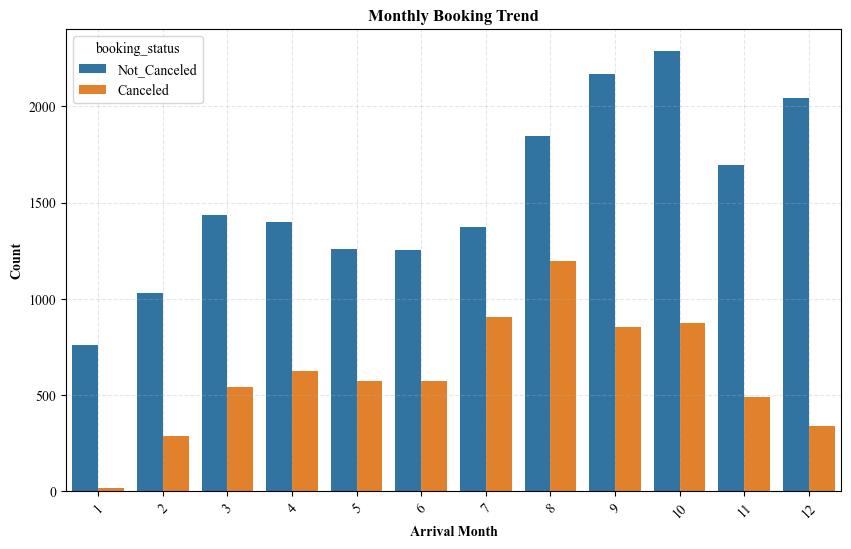
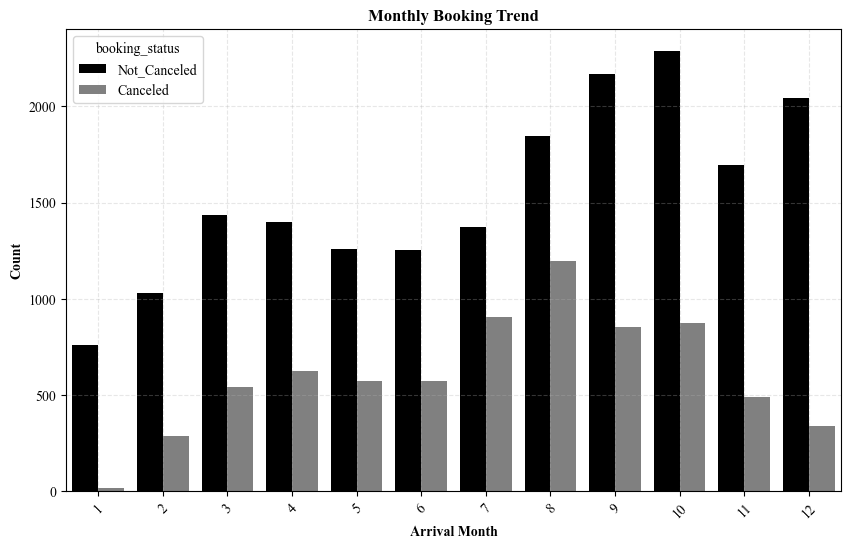
Code edit (unified diff) that turned the first committed figure into the second:
--- before
+++ after
@@ -1,9 +1,13 @@
 fig, ax = plt.subplots(figsize = (10, 6))
-sns.countplot(data = df, x = 'arrival_month', hue = 'booking_status', ax = ax)
+sns.countplot(data = df,
+              x = 'arrival_month',
+              hue = 'booking_status',
+              palette = ['black', 'grey'],
+              ax = ax)
 ax.set_title('Monthly Booking Trend', fontweight = 'bold', fontsize = 12)
 ax.set_xlabel('Arrival Month', fontweight = 'bold')
 ax.set_ylabel('Count', fontweight = 'bold')
 ax.grid(True, linestyle = '--', alpha = 0.3)
-plt.xticks(rotation = 45)
+ax.tick_params(axis = 'x', rotation = 45)
 
 plt.show()

Commit: Edna - project files upload